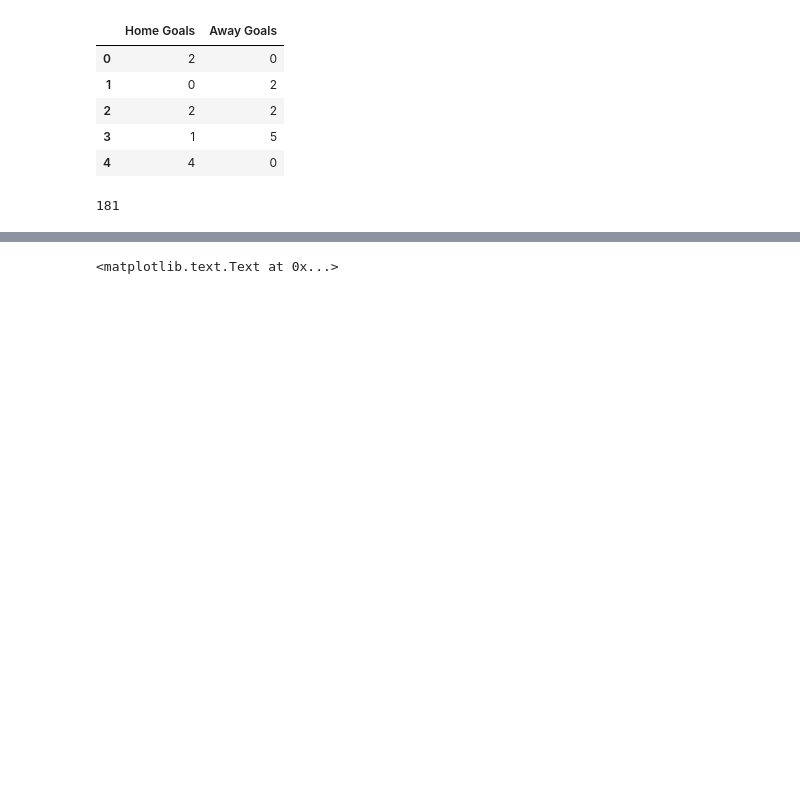
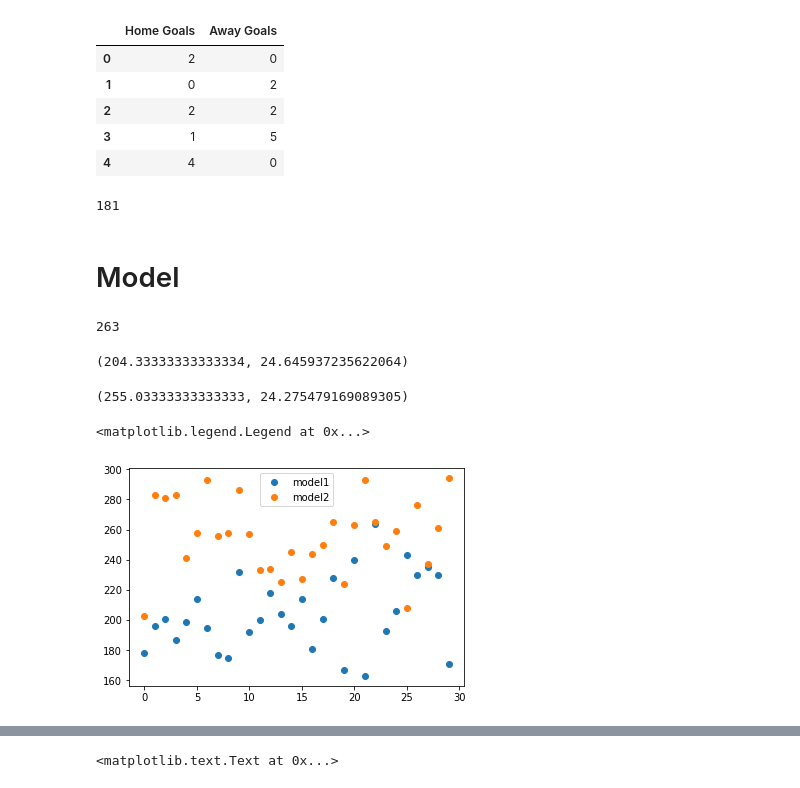
Before and after one commit to samuelsinayoko/worldcup, a Jupyter notebook: worldcup.ipynb, the cells around one changed output, grey strips where cells are left out. Saved outputs shown, nothing was run; the diff lists cells and outputs as text; code cells hidden in the pictures; blank space fills up the shorter version.

Commit message:
Add model 2
Averages out predictions from model 1. Improves score substantially.

```diff
--- a/worldcup.ipynb
+++ b/worldcup.ipynb
@@ -352,3 +332,61 @@ def prediction_score(predicted_results, return_score=True):
 prediction_score(predicted_results)
 # %% [output]
 181
+# %% [markdown]
+# Model
+# %%
+def model1():
+    """Use basic model to predict the scores."""
+    predict_winner = lambda x: predict_winning_team(x['Home Team'], x['Away Team'])
+    dg = df.assign(winner=df.apply(predict_winner, axis=1))
+    results = dg.apply(lambda x: predict_score(x['Home Team'], x['Away Team'], x['winner']),
+                       axis=1)
+    home_goals = results.apply(lambda x: x[0])
+    away_goals = results.apply(lambda x: x[1])
+    predicted_goals = pd.DataFrame(
+        {'Home Goals': home_goals,
+         'Away Goals': away_goals},
+        columns=['Home Goals', 'Away Goals']).astype(int)
+    return prediction_score(predicted_goals)
+
+def model2(m=25):
+    """Averages the predictions of `m` scores predicted by basic model."""
+    preds = []
+    for _ in range(m):
+        predict_winner = lambda x: predict_winning_team(x['Home Team'], x['Away Team'])
+        dg = df.assign(winner=df.apply(predict_winner, axis=1))
+        results = dg.apply(lambda x: predict_score(x['Home Team'], x['Away Team'], x['winner']),
+                           axis=1)
+        home_goals = results.apply(lambda x: x[0])
+        away_goals = results.apply(lambda x: x[1])
+        predicted_goals = pd.DataFrame(
+            {'Home Goals': home_goals,
+             'Away Goals': away_goals},
+            columns=['Home Goals', 'Away Goals']).astype(int).reset_index()
+        preds.append(predicted_goals)
+    average_preds = pd.concat(preds).groupby('index').mean().round()
+    return prediction_score(average_preds)
+
+def simu(model, n=30):
+    return np.array([model() for _ in range(n)])
+# %%
+model2()
+# %% [output]
+263
+# %%
+s1 = simu(model1)
+s1.mean(), s1.std()
+# %% [output]
+(204.33333333333334, 24.645937235622064)
+# %%
+s2 = simu(model2)
+s2.mean(), s2.std()
+# %% [output]
+(255.03333333333333, 24.275479169089305)
+# %%
+plt.plot(s1, 'o', label='model1')
+plt.plot(s2, 'o', label='model2')
+plt.legend()
+# %% [output]
+<matplotlib.legend.Legend at 0x...>
+[figure, added]
```
Also changed, not shown: parts of 8 cells of this notebook.
